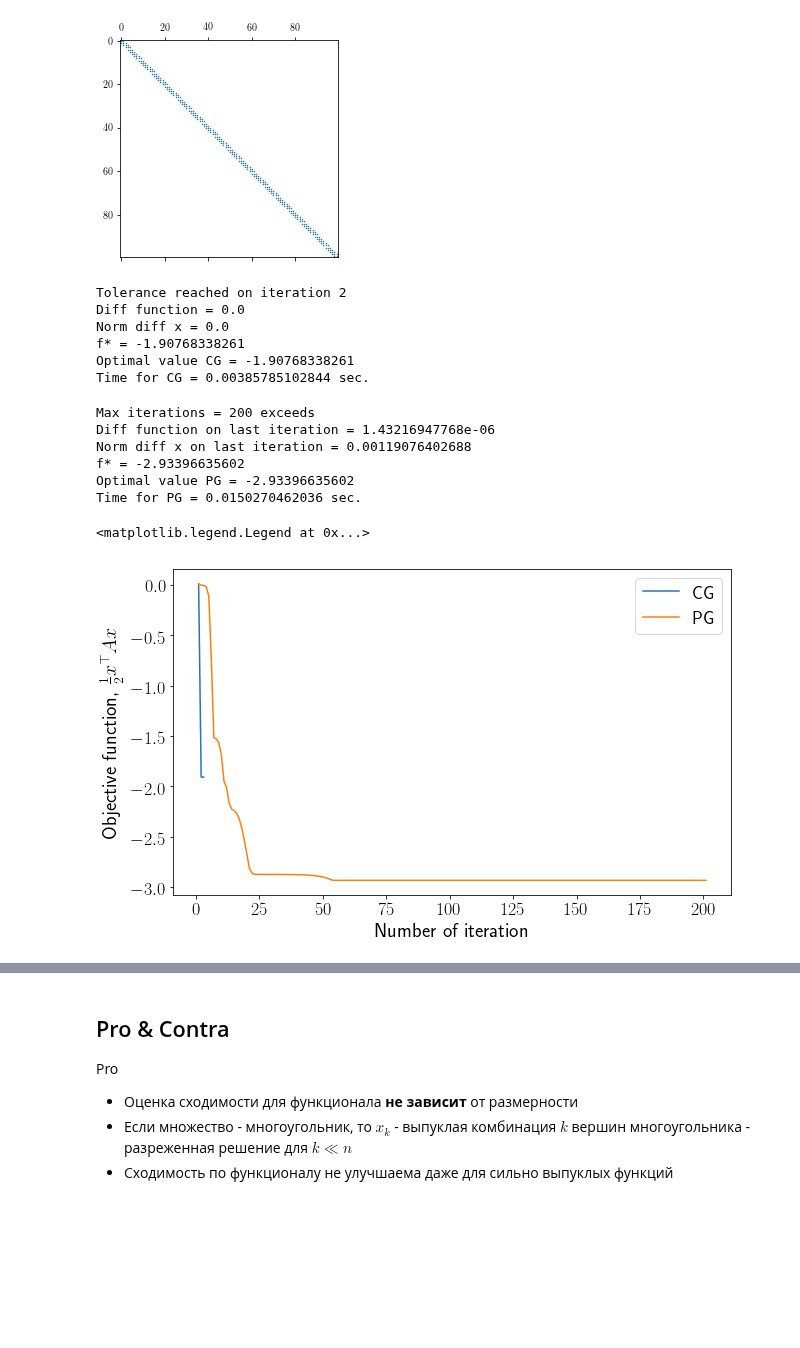
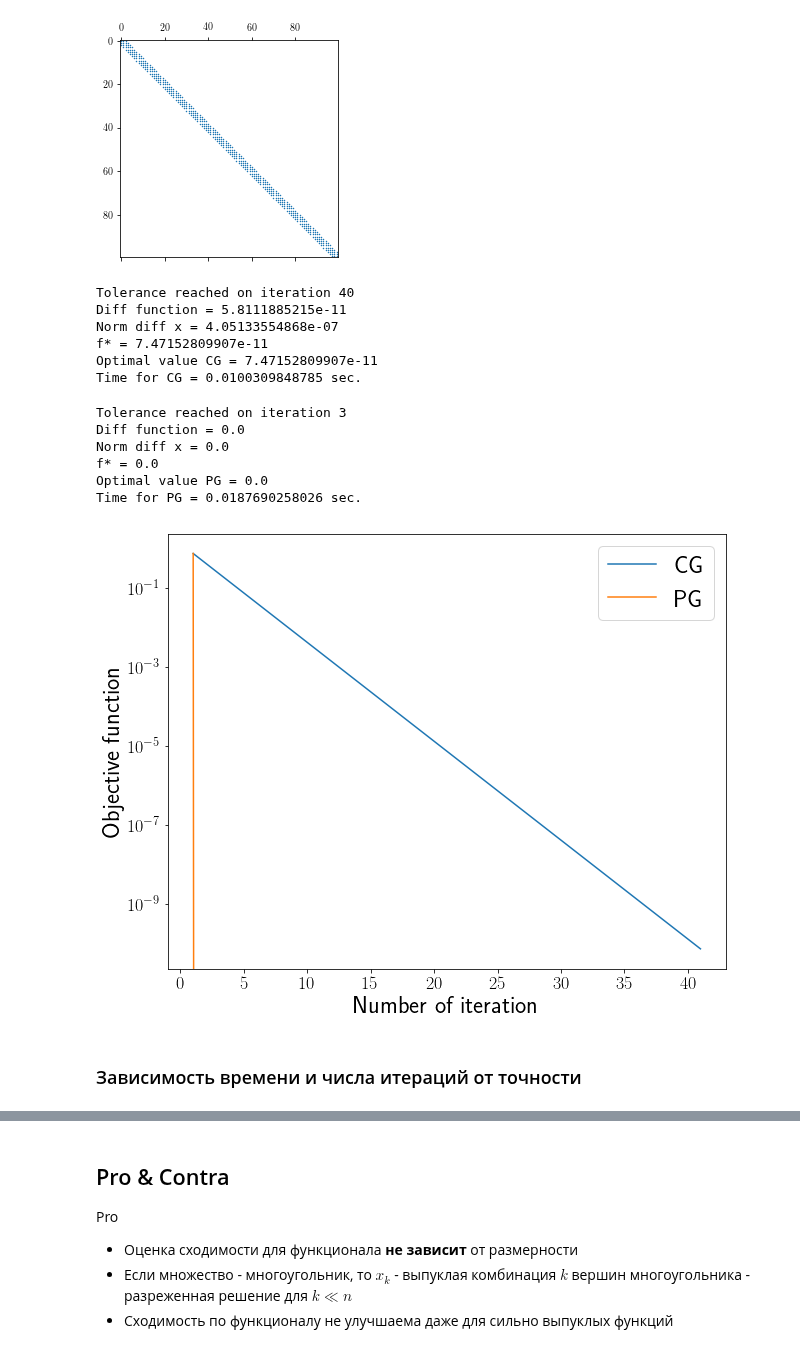
Before and after one commit to amkatrutsa/optimization_course, a Jupyter notebook: 19-SimpleStructureSet/Seminar19.ipynb, the cells around one changed output, grey strips where cells are left out. Drawn from its saved outputs; the diff is of its cells as text; code cells hidden in the pictures; blank space fills up the shorter version.

```diff
--- a/19-SimpleStructureSet/Seminar19.ipynb
+++ b/19-SimpleStructureSet/Seminar19.ipynb
@@ -254,3 +254,15 @@ def projection(y):
+# %%
+def myplot(x, y, xlab, ylab, xscale="linear", yscale="log"):
+    plt.figure(figsize=(10, 8))
+    plt.xscale(xscale)
+    plt.yscale(yscale)
+    for key in y:
+        plt.plot(x[key], y[key], label=key)
+    plt.xticks(fontsize=18)
+    plt.yticks(fontsize=18)
+    plt.legend(loc="best", fontsize=24)
+    plt.xlabel(xlab, fontsize=24)
+    plt.ylabel(ylab, fontsize=24)
 # %%
 x0 = np.random.rand(n)
 cg = ssopt.CondGD(maxiter=200, tol=1e-10)
@@ -370,8 +419,9 @@ import scipy.sparse as scsp
 n = 100
 main_diag = np.random.randn(n)
 subdiag = np.random.rand(n - 1)
-A = scsp.diags([subdiag, main_diag, subdiag], [-1, 0, 1])
-A = A + 1 * scsp.eye(n)
+sub2diag = np.random.rand(n - 2)
+A = scsp.diags([sub2diag, subdiag, main_diag, subdiag, sub2diag], [-2, -1, 0, 1, 2])
+A = A + 100 * scsp.eye(n)
 plt.spy(A, markersize=0.5)
 # print(scsp.linalg.eigs(A, k=n-2)[0])
 # %% [output]
@@ -384,48 +434,41 @@ cg = ssopt.CondGD(maxiter=200, tol=1e-10)
 hist_cg = []
 def callback_cg(x):
     hist_cg.append(x)
-res = cg.solve(f, grad_f, linsolver, x0, {"A": A, "callback": callback_cg, "disp": 0})
+res = cg.solve(f, grad_f, linsolver, x0, {"A": A, "b": b, "callback": callback_cg, "disp": 0})
 x_cg = res["x"]
 time_cg = res["time"]
-print("Optimal value CG =", f(x_cg, {"A": A}))
+print("Optimal value CG =", f(x_cg, {"A": A, "b": b}))
 print("Time for CG =", time_cg, "sec.")
 # %% [output]
-Tolerance reached on iteration 2
-Diff function = 0.0
-Norm diff x = 0.0
-f* = -1.90768338261
-Optimal value CG = -1.90768338261
-Time for CG = 0.00385785102844 sec.
+Tolerance reached on iteration 40
+Diff function = 5.8111885215e-11
+Norm diff x = 4.05133554868e-07
+f* = 7.47152809907e-11
+Optimal value CG = 7.47152809907e-11
+Time for CG = 0.0100309848785 sec.
 # %%
 pg = ssopt.ProjGD(maxiter=200, tol=1e-10)
 hist_pg = []
 def callback_pg(x):
     hist_pg.append(x)
-res = pg.solve(f, grad_f, projection, x0, {"A": A, "callback": callback_pg, "disp": 0})
+res = pg.solve(f, grad_f, projection, x0, {"A": A, "b": b, "callback": callback_pg, "disp": 0})
 x_pg = res["x"]
 time_pg = res["time"]
-print("Optimal value PG =", f(x_pg, {"A": A}))
+print("Optimal value PG =", f(x_pg, {"A": A, "b": b}))
 print("Time for PG =", time_pg, "sec.")
 # %% [output]
-Max iterations = 200 exceeds
-Diff function on last iteration = 1.43216947768e-06
-Norm diff x on last iteration = 0.00119076402688
-f* = -2.93396635602
-Optimal value PG = -2.93396635602
-Time for PG = 0.0150270462036 sec.
+Tolerance reached on iteration 3
+Diff function = 0.0
+Norm diff x = 0.0
+f* = 0.0
+Optimal value PG = 0.0
+Time for PG = 0.0187690258026 sec.
 # %%
-y_hist_f_cg = [f(x, {"A": A}) for x in hist_cg]
-y_hist_f_pg = [f(x, {"A": A}) for x in hist_pg]
-plt.figure(figsize=(10,6))
-# plt.yscale("log")
-plt.plot(range(1, len(y_hist_f_cg) + 1), y_hist_f_cg, label="CG")
-plt.plot(range(1, len(y_hist_f_pg) + 1), y_hist_f_pg, label="PG")
-plt.xlabel("Number of iteration", fontsize=20)
-plt.ylabel(r"Objective function, $\frac{1}{2}x^{\top}Ax$", fontsize=20)
-plt.rc("text", usetex=True)
-plt.xticks(fontsize=18)
-plt.yticks(fontsize=18)
-plt.legend(loc="best", fontsize=18)
+y_hist_f_cg = [f(x, {"A": A, "b": b}) for x in hist_cg]
+y_hist_f_pg = [f(x, {"A": A, "b": b}) for x in hist_pg]
+myplot({"CG": range(1, len(y_hist_f_cg) + 1), "PG": range(1, len(y_hist_f_pg) + 1)},
+       {"CG": y_hist_f_cg, "PG": y_hist_f_pg}, "Number of iteration", r"Objective function")
 # %% [output]
-<matplotlib.legend.Legend at 0x...>
-[figure, old version]
+[figure, new version]
+# %% [markdown]
+### Зависимость времени и числа итераций от точности
```
Also changed, not shown: parts of 15 cells of this notebook, 1 other file.
